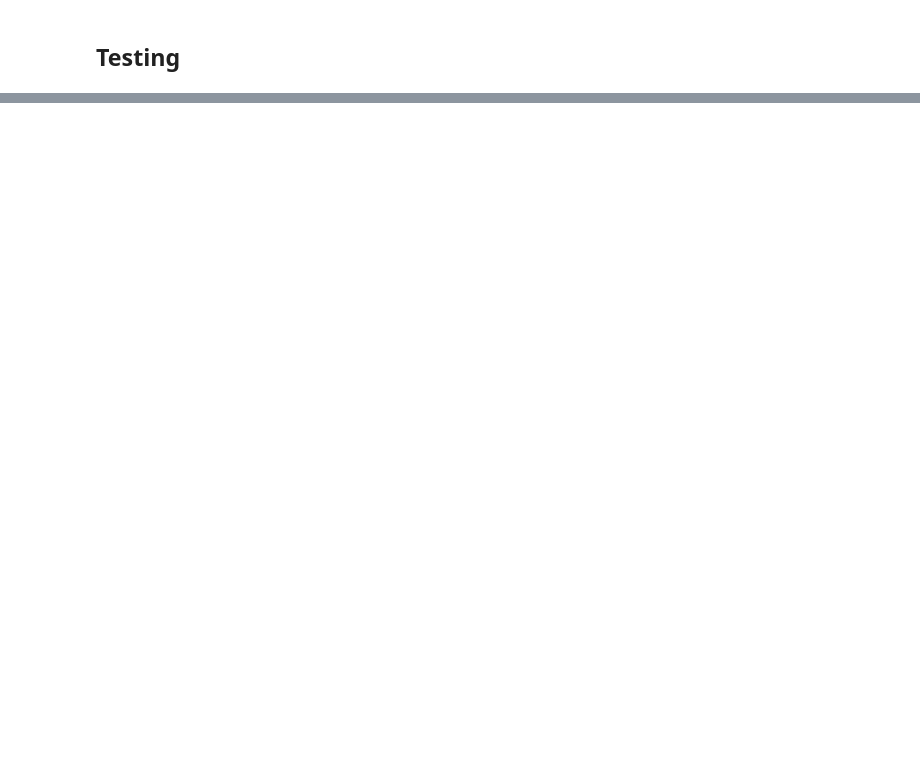
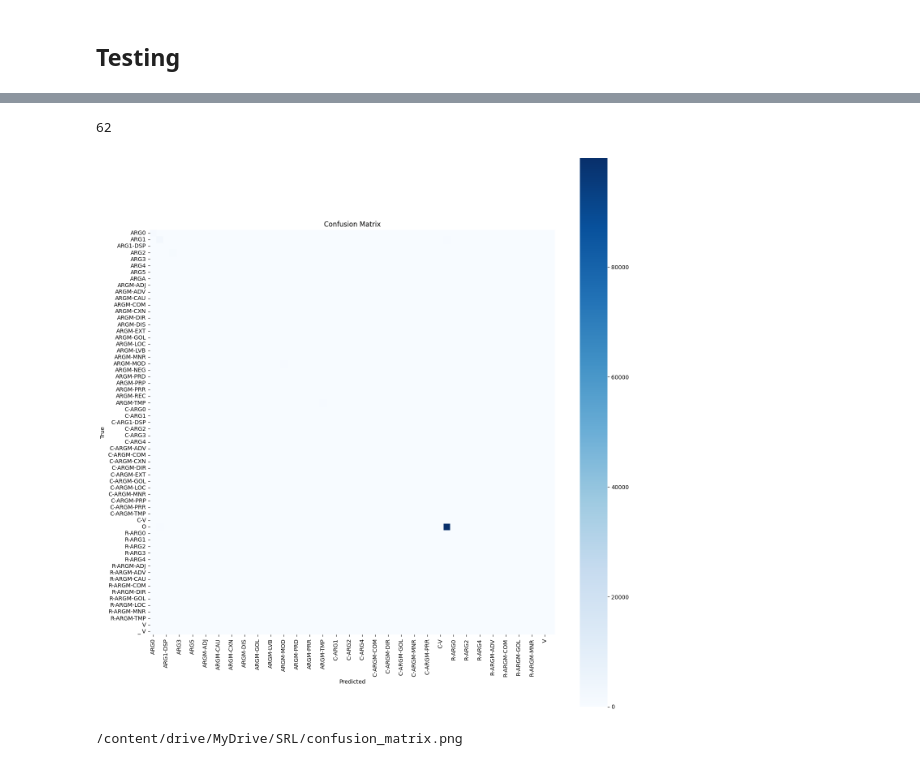
Before and after one commit to amee342/semantic_role_labeling, a Jupyter notebook: bert_finetuning.ipynb, the cells around one changed output, grey strips where cells are left out. Cells and saved outputs as stored; diff of their text form; code cells hidden in the pictures; blank space fills up the shorter version.

```diff
--- a/bert_finetuning.ipynb
+++ b/bert_finetuning.ipynb
@@ -595,21 +554,27 @@ if "O" in cm_df.index:
+# %%
+len(labels)
+# %% [output]
+62
 # %%
-
-
-plt.figure(figsize=(14, 12))
-
+plt.figure(figsize=(14, 14))
 sns.heatmap(
     cm_df,              # your pandas DataFrame
     cmap="Blues",
     square=True,
     cbar=True
 )
 
 plt.xlabel("Predicted")
 plt.ylabel("True")
 plt.title("Confusion Matrix")
 
 plt.tight_layout()
+
 plt.savefig(f"{out_dir}/best_model/confusion_matrix.png", dpi=300)
+plt.show()
 plt.close()
 
 print("/content/drive/MyDrive/SRL/confusion_matrix.png")
+# %% [output]
+[figure, added]
+/content/drive/MyDrive/SRL/confusion_matrix.png
```
Also changed, not shown: parts of 16 cells of this notebook.
